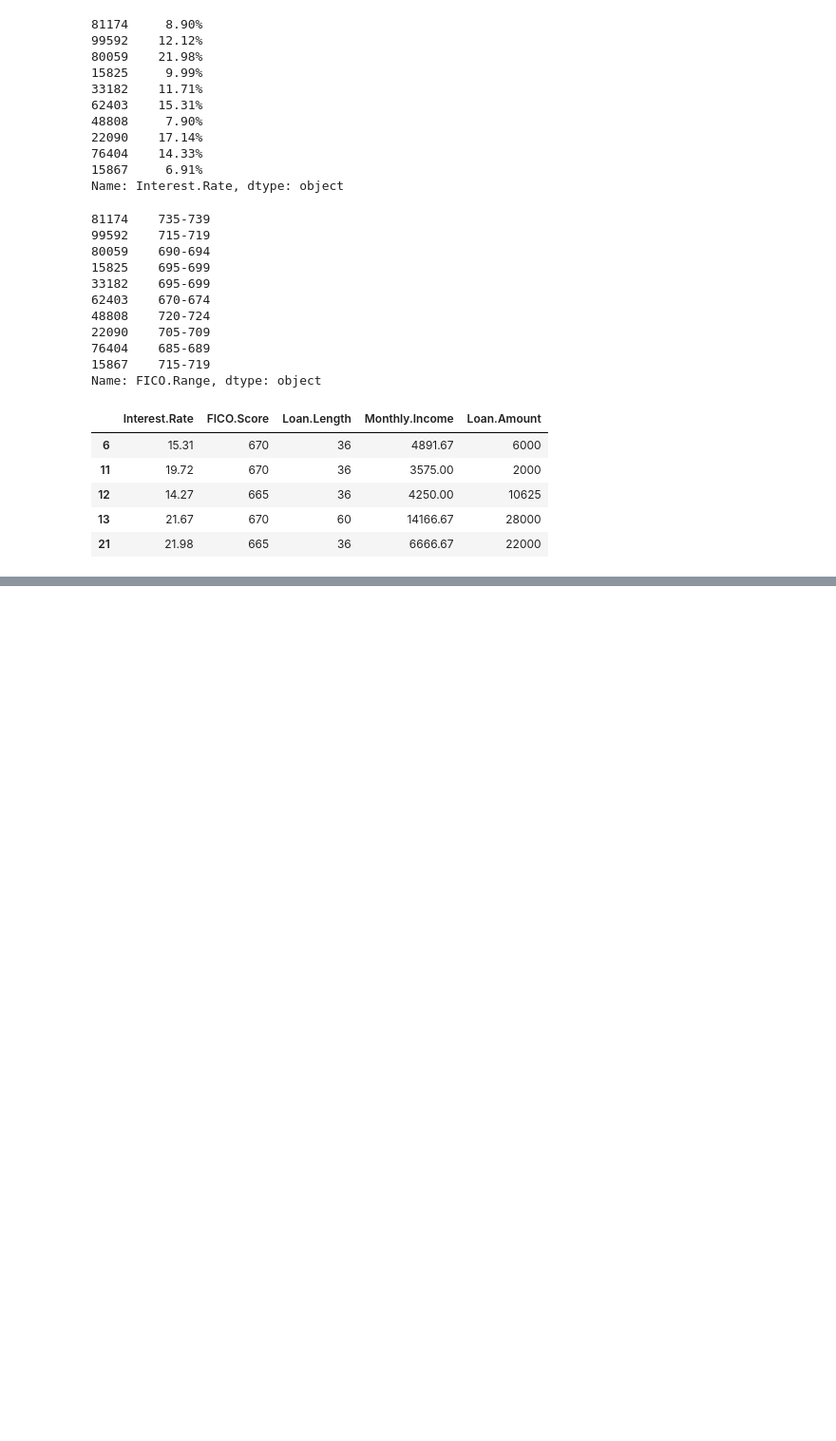
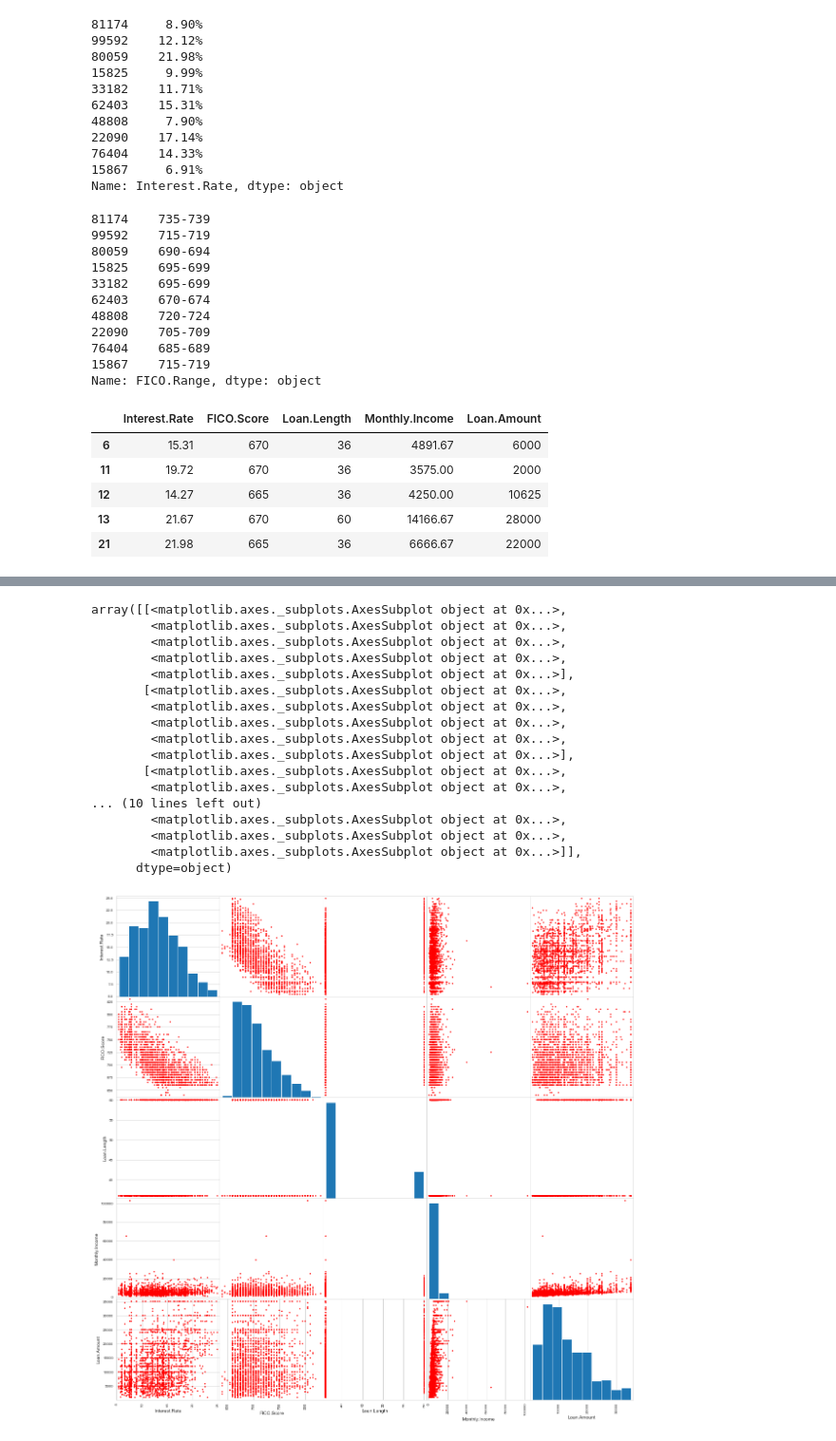
Before and after one commit to bebo09/LinerRegressionProject, a Jupyter notebook: Project - Linear Regression!.ipynb, the cells around one changed output, grey strips where cells are left out. Shown: that part at 95% size. Saved outputs shown, nothing was run; the diff lists cells and outputs as text; code cells hidden in the pictures; blank space fills up the shorter version.

```diff
--- a/Project - Linear Regression!.ipynb
+++ b/Project - Linear Regression!.ipynb
@@ -73,0 +100,25 @@ loans.head()
+# %%
+# scatterplot matrix - great way to look at different factors at the same time
+
+loans = pd.read_csv('loan.csv')
+
+pd.plotting.scatter_matrix(loans, alpha = 0.9,color = 'red', figsize = (20,20), diagonal = 'hist')
+# %% [output]
+array([[<matplotlib.axes._subplots.AxesSubplot object at 0x...>,
+        <matplotlib.axes._subplots.AxesSubplot object at 0x...>,
+        <matplotlib.axes._subplots.AxesSubplot object at 0x...>,
+        <matplotlib.axes._subplots.AxesSubplot object at 0x...>,
+        <matplotlib.axes._subplots.AxesSubplot object at 0x...>],
+       [<matplotlib.axes._subplots.AxesSubplot object at 0x...>,
+        <matplotlib.axes._subplots.AxesSubplot object at 0x...>,
+        <matplotlib.axes._subplots.AxesSubplot object at 0x...>,
+        <matplotlib.axes._subplots.AxesSubplot object at 0x...>,
+        <matplotlib.axes._subplots.AxesSubplot object at 0x...>],
+       [<matplotlib.axes._subplots.AxesSubplot object at 0x...>,
+        <matplotlib.axes._subplots.AxesSubplot object at 0x...>,
+... (10 lines left out)
+        <matplotlib.axes._subplots.AxesSubplot object at 0x...>,
+        <matplotlib.axes._subplots.AxesSubplot object at 0x...>,
+        <matplotlib.axes._subplots.AxesSubplot object at 0x...>]],
+      dtype=object)
+[figure, added]
```
Also changed, not shown: parts of 3 cells of this notebook.
